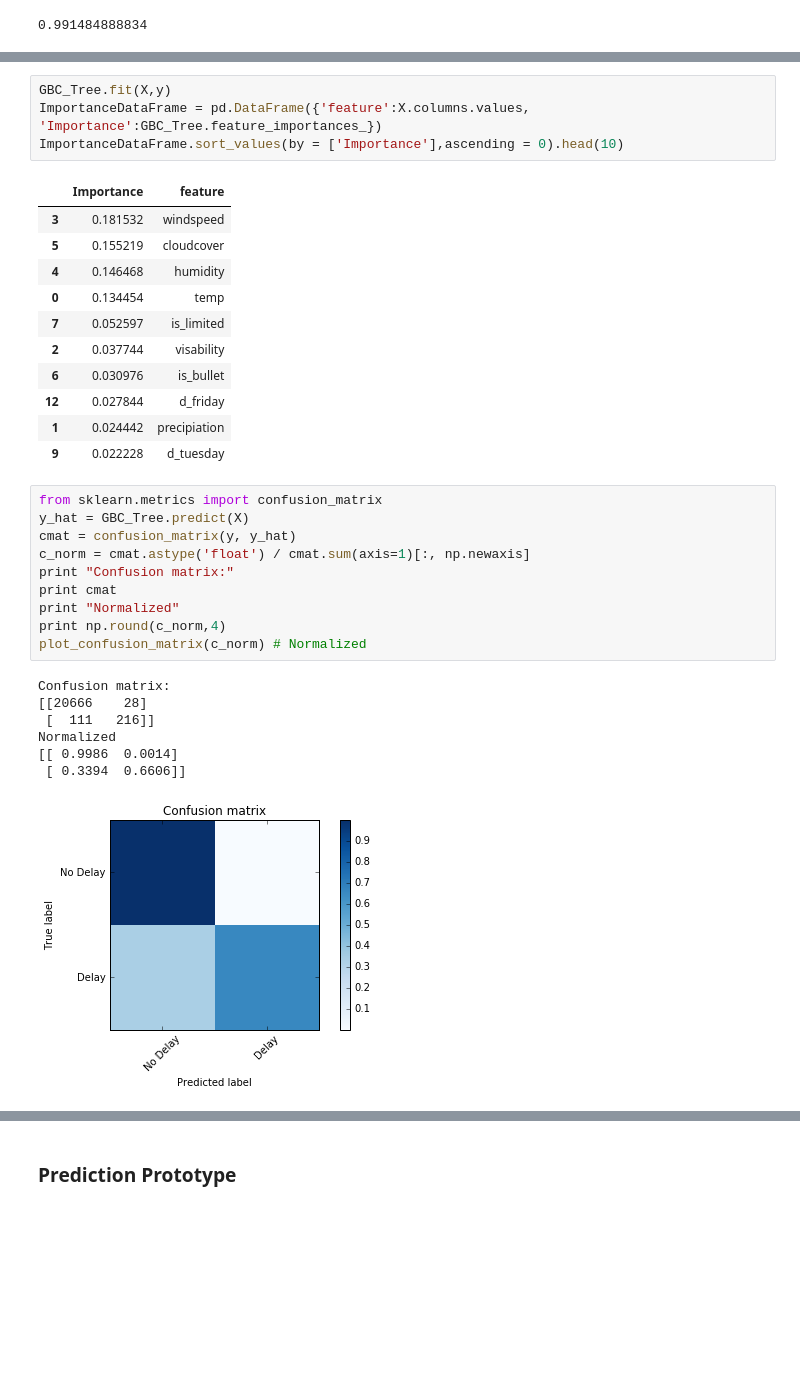
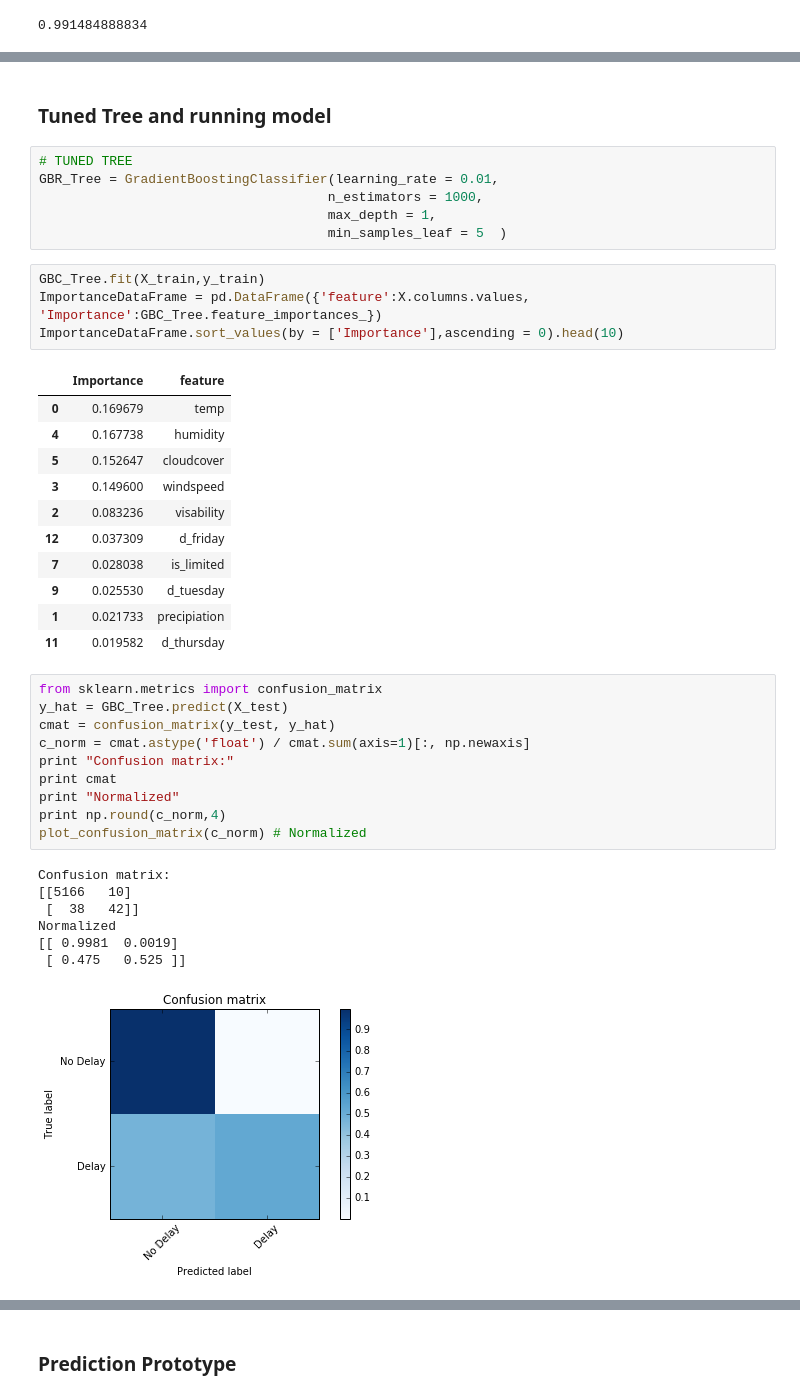
Before and after one commit to lovettbarron/caltrain-predict, a Jupyter notebook: 07focus_decision_tree.ipynb, the cells around one changed output, grey strips where cells are left out. Cells and saved outputs as stored; diff of their text form; blank space fills up the shorter version.

Commit message:
Updated with training and such

```diff
--- a/07focus_decision_tree.ipynb
+++ b/07focus_decision_tree.ipynb
@@ -316,37 +359,45 @@ print(Score_GBC_CV)
+# %% [markdown]
+### Tuned Tree and running model
+# %%
+# TUNED TREE
+GBR_Tree = GradientBoostingClassifier(learning_rate = 0.01,
+                                     n_estimators = 1000,
+                                     max_depth = 1,
+                                     min_samples_leaf = 5  )
 # %%
-GBC_Tree.fit(X,y)
+GBC_Tree.fit(X_train,y_train)
 ImportanceDataFrame = pd.DataFrame({'feature':X.columns.values, 'Importance':GBC_Tree.feature_importances_})
 ImportanceDataFrame.sort_values(by = ['Importance'],ascending = 0).head(10)
 # %% [output]
 |  | Importance | feature |
-| 3 | 0.181532 | windspeed |
-| 5 | 0.155219 | cloudcover |
-| 4 | 0.146468 | humidity |
-| 0 | 0.134454 | temp |
-| 7 | 0.052597 | is_limited |
-| 2 | 0.037744 | visability |
-| 6 | 0.030976 | is_bullet |
-| 12 | 0.027844 | d_friday |
-| 1 | 0.024442 | precipiation |
-| 9 | 0.022228 | d_tuesday |
+| 0 | 0.169679 | temp |
+| 4 | 0.167738 | humidity |
+| 5 | 0.152647 | cloudcover |
+| 3 | 0.149600 | windspeed |
+| 2 | 0.083236 | visability |
+| 12 | 0.037309 | d_friday |
+| 7 | 0.028038 | is_limited |
+| 9 | 0.025530 | d_tuesday |
+| 1 | 0.021733 | precipiation |
+| 11 | 0.019582 | d_thursday |
 # %%
 from sklearn.metrics import confusion_matrix
-y_hat = GBC_Tree.predict(X)
-cmat = confusion_matrix(y, y_hat)
+y_hat = GBC_Tree.predict(X_test)
+cmat = confusion_matrix(y_test, y_hat)
 c_norm = cmat.astype('float') / cmat.sum(axis=1)[:, np.newaxis]
 print "Confusion matrix:"
 print cmat
 print "Normalized"
 print np.round(c_norm,4)
 plot_confusion_matrix(c_norm) # Normalized
 # %% [output]
 Confusion matrix:
-[[20666    28]
- [  111   216]]
+[[5166   10]
+ [  38   42]]
 Normalized
-[[ 0.9986  0.0014]
- [ 0.3394  0.6606]]
+[[ 0.9981  0.0019]
+ [ 0.475   0.525 ]]
-[figure, old version]
+[figure, new version]
 # %%
 print "Accuracy"
 print np.round((cmat[1][1] + cmat[0][0]) / float(len(df)),4),'%'
```
Also changed, not shown: parts of 15 cells of this notebook, 1 other file.
